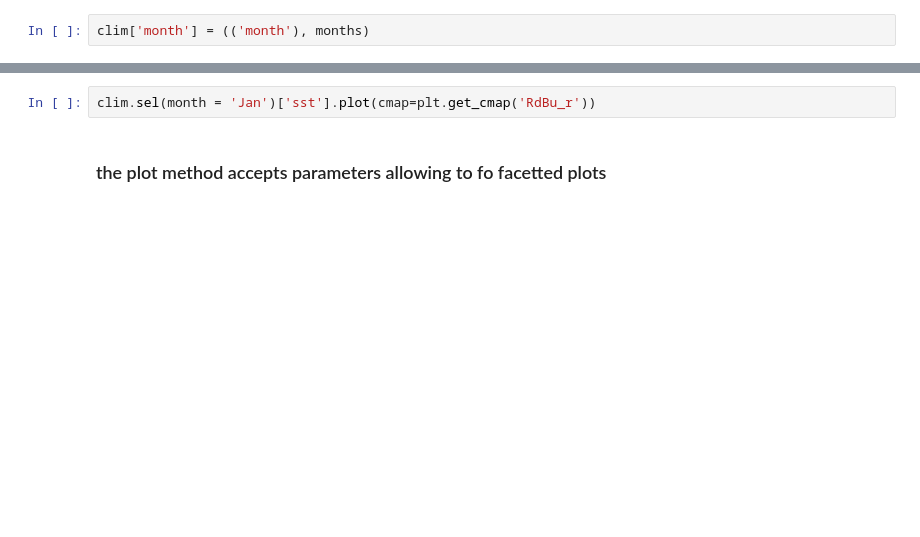
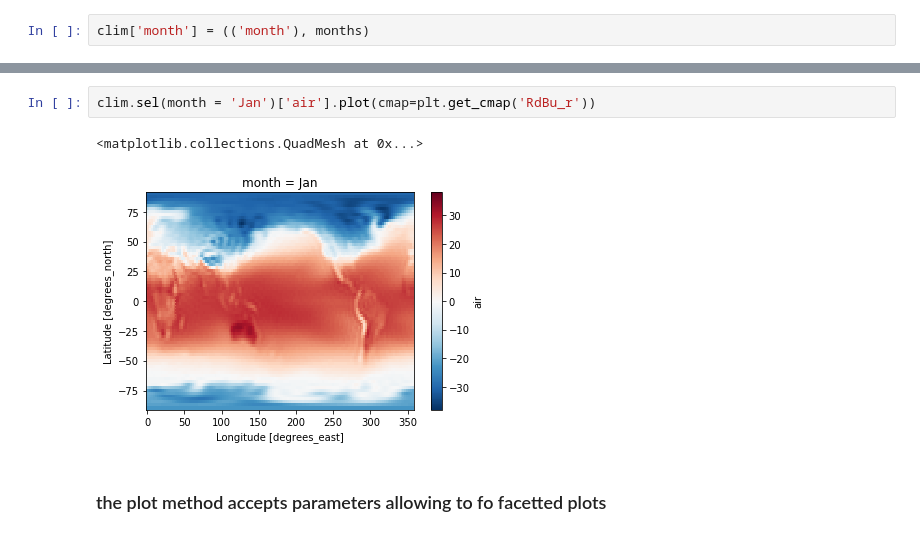
Before and after one commit to nicolasfauchereau/Wellington_Python_Workshop_April_2019, a Jupyter notebook: notebooks/08_xarray.ipynb, the cells around one changed output, grey strips where cells are left out. Drawn from its saved outputs; the diff is of its cells as text; blank space fills up the shorter version.

```diff
--- a/notebooks/08_xarray.ipynb
+++ b/notebooks/08_xarray.ipynb
@@ -572,5 +628,8 @@ clim
 # %%
-clim.sel(month = 'Jan')['sst'].plot(cmap=plt.get_cmap('RdBu_r'))
+clim.sel(month = 'Jan')['air'].plot(cmap=plt.get_cmap('RdBu_r'))
+# %% [output]
+<matplotlib.collections.QuadMesh at 0x...>
+[figure, added]
 # %% [markdown]
 ### the plot method accepts parameters allowing to fo facetted plots
 # %%
```
Also changed, not shown: parts of 70 cells of this notebook.
